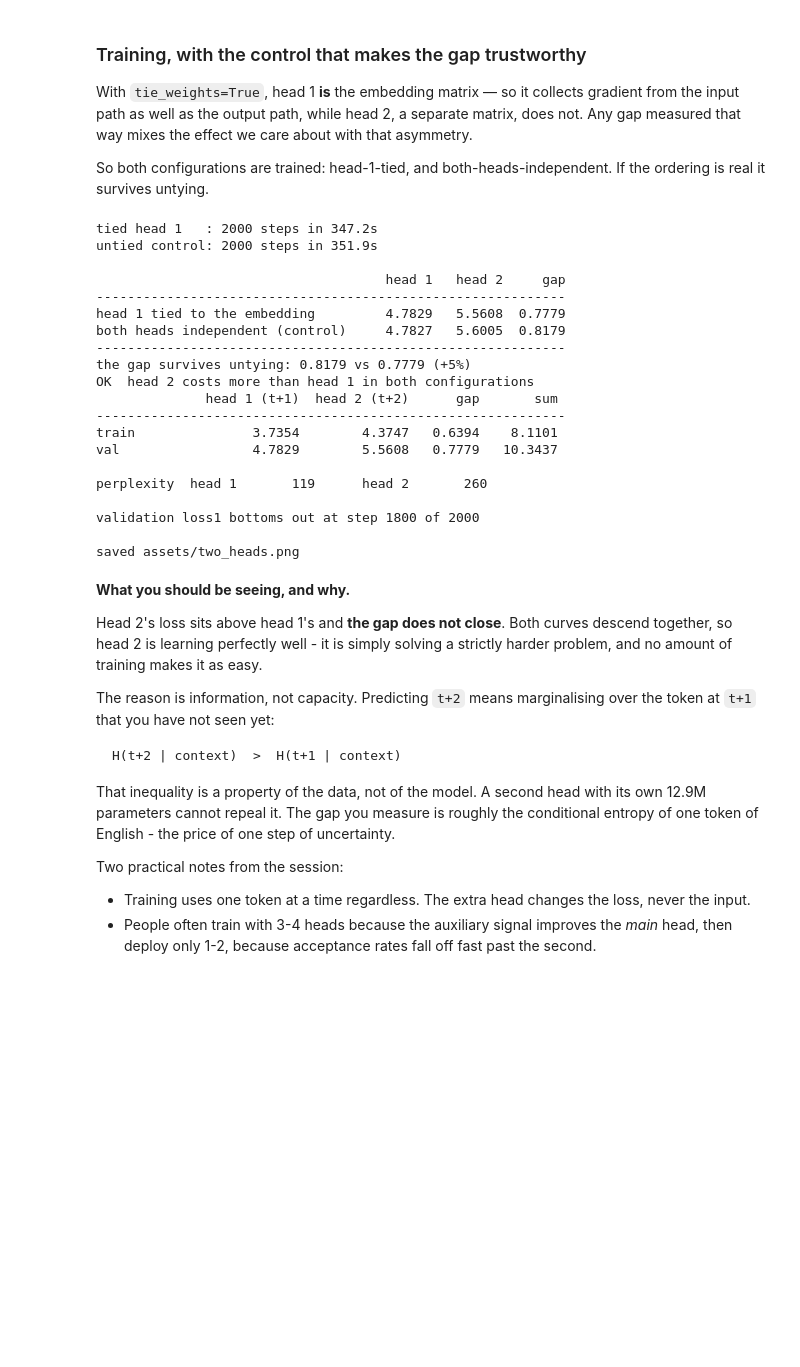
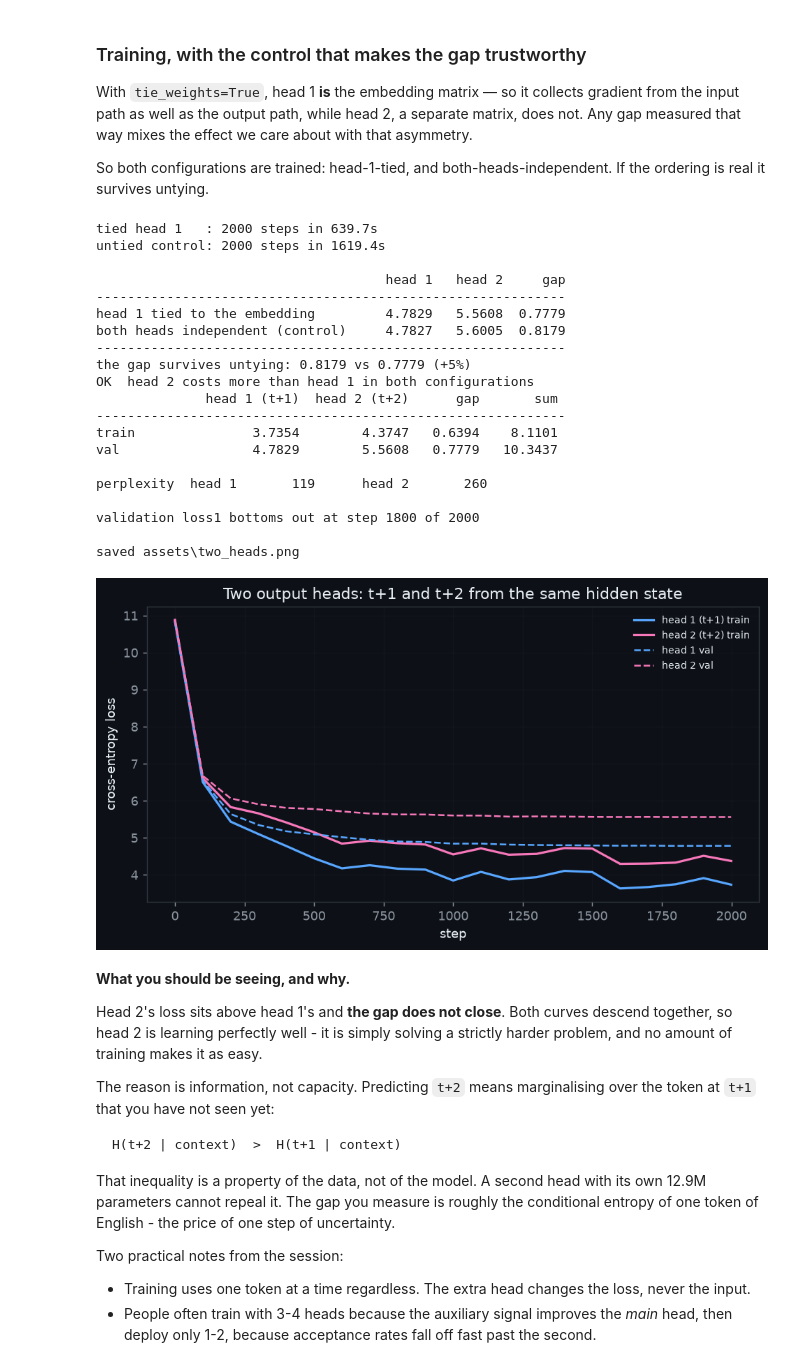
Before and after one commit to rahulni/Indic_LLM, a Jupyter notebook: 9_loss_func_op_head/loss_and_heads.ipynb, the cells around one changed output. Drawn from its saved outputs; the diff is of its cells as text; code cells hidden in the pictures; blank space fills up the shorter version.

```diff
--- a/9_loss_func_op_head/loss_and_heads.ipynb
+++ b/9_loss_func_op_head/loss_and_heads.ipynb
@@ -74,6 +77,13 @@ torch.manual_seed(SEED)
 # Every headline number lands here; the last cell renders it as the README table.
 RESULTS = {}
 
+# A quick run writes to assets/quick/, a full run to assets/. The committed figures and
+# results.json come from a full run, and opening this notebook just to read it should not
+# be able to overwrite them - QUICK_RUN is the default, so without this guard a stray
+# "Run All" silently replaces the submitted numbers with 300-step ones.
+ASSET_DIR = os.path.join("assets", "quick") if QUICK_RUN else "assets"
+os.makedirs(ASSET_DIR, exist_ok=True)
+
 # dark charts, to match the rest of the project
 plt.rcParams.update({
     "figure.facecolor": "#0d1117", "axes.facecolor": "#0d1117",
@@ -85,6 +95,7 @@ plt.rcParams.update({
 print(f"torch      : {torch.__version__}")
 print(f"device     : {device}" + (f"  ({torch.cuda.get_device_name(0)})" if device == "cuda" else ""))
 print(f"QUICK_RUN  : {QUICK_RUN}  ->  {STEPS} steps")
+print(f"writing to : {ASSET_DIR}" + ("   (assets/ is left alone)" if QUICK_RUN else ""))
 # %% [output]
 torch      : 2.11.0+cu128
 device     : cuda  (NVIDIA GeForce RTX 3070 Laptop GPU)
@@ -1325,39 +1337,42 @@ RESULTS["8. Part 2 - two heads (val)"] = (
 # ---- plot
 fig, ax = plt.subplots(figsize=(7.5, 4.2))
 s = [h["step"] for h in hist2]
 ax.plot(s, [h["loss1"] for h in hist2], color="#58a6ff", lw=1.8, label="head 1 (t+1) train")
 ax.plot(s, [h["loss2"] for h in hist2], color="#f778ba", lw=1.8, label="head 2 (t+2) train")
 ax.plot([h["step"] for h in val2], [h["loss1"] for h in val2],
         color="#58a6ff", lw=1.4, ls="--", label="head 1 val")
 ax.plot([h["step"] for h in val2], [h["loss2"] for h in val2],
         color="#f778ba", lw=1.4, ls="--", label="head 2 val")
 ax.set_xlabel("step"); ax.set_ylabel("cross-entropy loss")
 ax.set_title("Two output heads: t+1 and t+2 from the same hidden state", color="#e6edf3")
 ax.grid(alpha=0.3); ax.legend(frameon=False, labelcolor="#e6edf3", fontsize=8)
-fig.tight_layout(); os.makedirs("assets", exist_ok=True)
-fig.savefig("assets/two_heads.png", bbox_inches="tight"); plt.close(fig)
-print("\nsaved assets/two_heads.png")
+fig.tight_layout()
+two_heads_png = os.path.join(ASSET_DIR, "two_heads.png")
+fig.savefig(two_heads_png, bbox_inches="tight"); plt.close(fig)
+print(f"\nsaved {two_heads_png}")
+show_png(two_heads_png)
 # %% [output]
-tied head 1   : 2000 steps in 347.2s
-untied control: 2000 steps in 351.9s
+tied head 1   : 2000 steps in 639.7s
+untied control: 2000 steps in 1619.4s
 
                                      head 1   head 2     gap
 ------------------------------------------------------------
 head 1 tied to the embedding         4.7829   5.5608  0.7779
 both heads independent (control)     4.7827   5.6005  0.8179
 ------------------------------------------------------------
 the gap survives untying: 0.8179 vs 0.7779 (+5%)
 OK  head 2 costs more than head 1 in both configurations
               head 1 (t+1)  head 2 (t+2)      gap       sum
 ------------------------------------------------------------
 train               3.7354        4.3747   0.6394    8.1101
 val                 4.7829        5.5608   0.7779   10.3437
 
 perplexity  head 1       119      head 2       260
 
 validation loss1 bottoms out at step 1800 of 2000
 
-saved assets/two_heads.png
+saved assets\two_heads.png
+[figure, added]
 # %% [markdown]
 **What you should be seeing, and why.**
 
```
Also changed, not shown: parts of 7 cells of this notebook, 7 other files.
